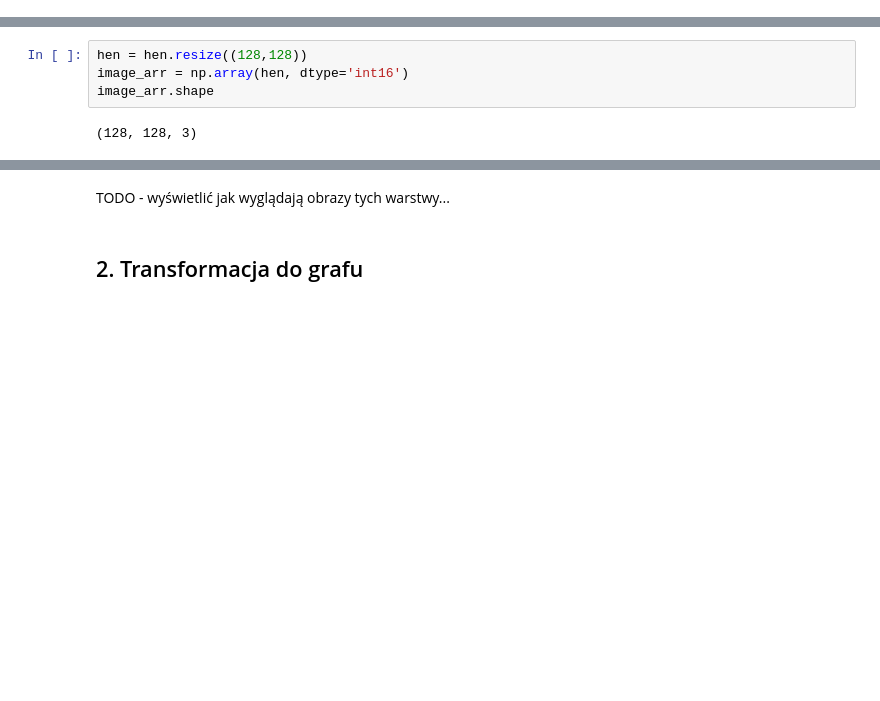
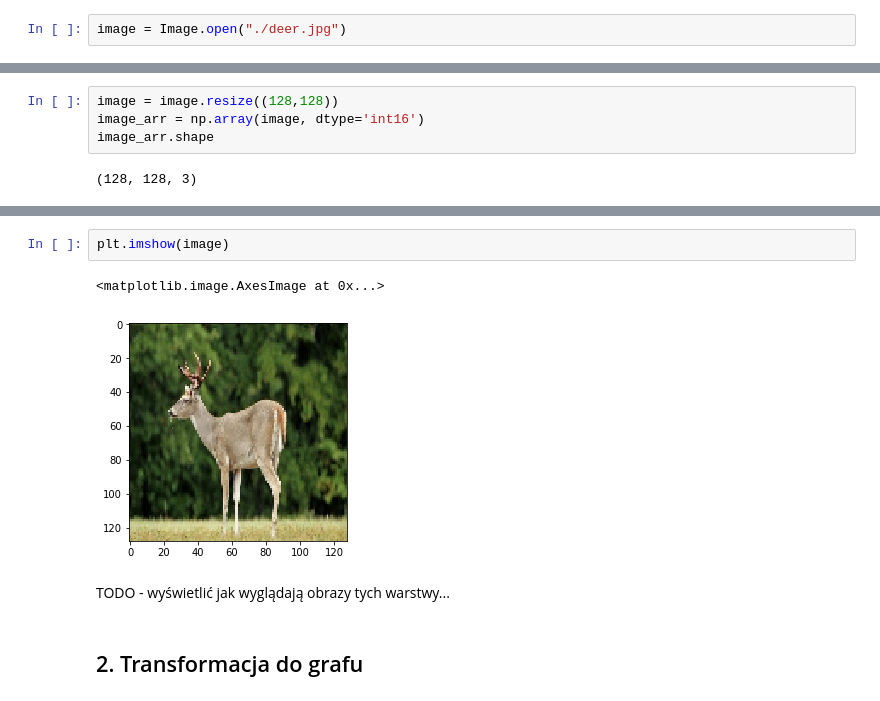
Before and after one commit to kolo-abb/Random-Scripts-And-Notes, a Jupyter notebook: Graph-Segmentation-First-Attempts/Segmentacja-k-spojnosc.ipynb, the cells around one changed output, grey strips where cells are left out. Saved outputs shown, nothing was run; the diff lists cells and outputs as text; blank space fills up the shorter version.

Commit message:
New examples and new method of visualisation

```diff
--- a/Graph-Segmentation-First-Attempts/Segmentacja-k-spojnosc.ipynb
+++ b/Graph-Segmentation-First-Attempts/Segmentacja-k-spojnosc.ipynb
@@ -26,8 +22,10 @@ hen
+# %%
+image = Image.open("./deer.jpg")
 # %% [markdown]
 Teraz należy przekształcić obraz do postaci macierzy $64 \times 64 \times 3$. Jej elementami będą wartości poszczególnych pikseli. Zauważmy, że jest to macierz 3-wymiarowa - ostatni wymiar odpowiada warstwom *RGB*. Proponuję zatem rozważyć trzy macierze reprezentujące odpowiednie warstwy.
 # %%
-hen = hen.resize((128,128))
-image_arr = np.array(hen, dtype='int16')
+image = image.resize((128,128))
+image_arr = np.array(image, dtype='int16')
 image_arr.shape
 # %% [output]
 (128, 128, 3)
@@ -40,5 +38,10 @@ r_channel.shape
 # %% [output]
 (128, 128)
+# %%
+plt.imshow(image)
+# %% [output]
+<matplotlib.image.AxesImage at 0x...>
+[figure, added]
 # %% [markdown]
 TODO - wyświetlić jak wyglądają obrazy tych warstwy...
 # %% [markdown]
```
Also changed, not shown: parts of 39 cells of this notebook, 6 other files.
